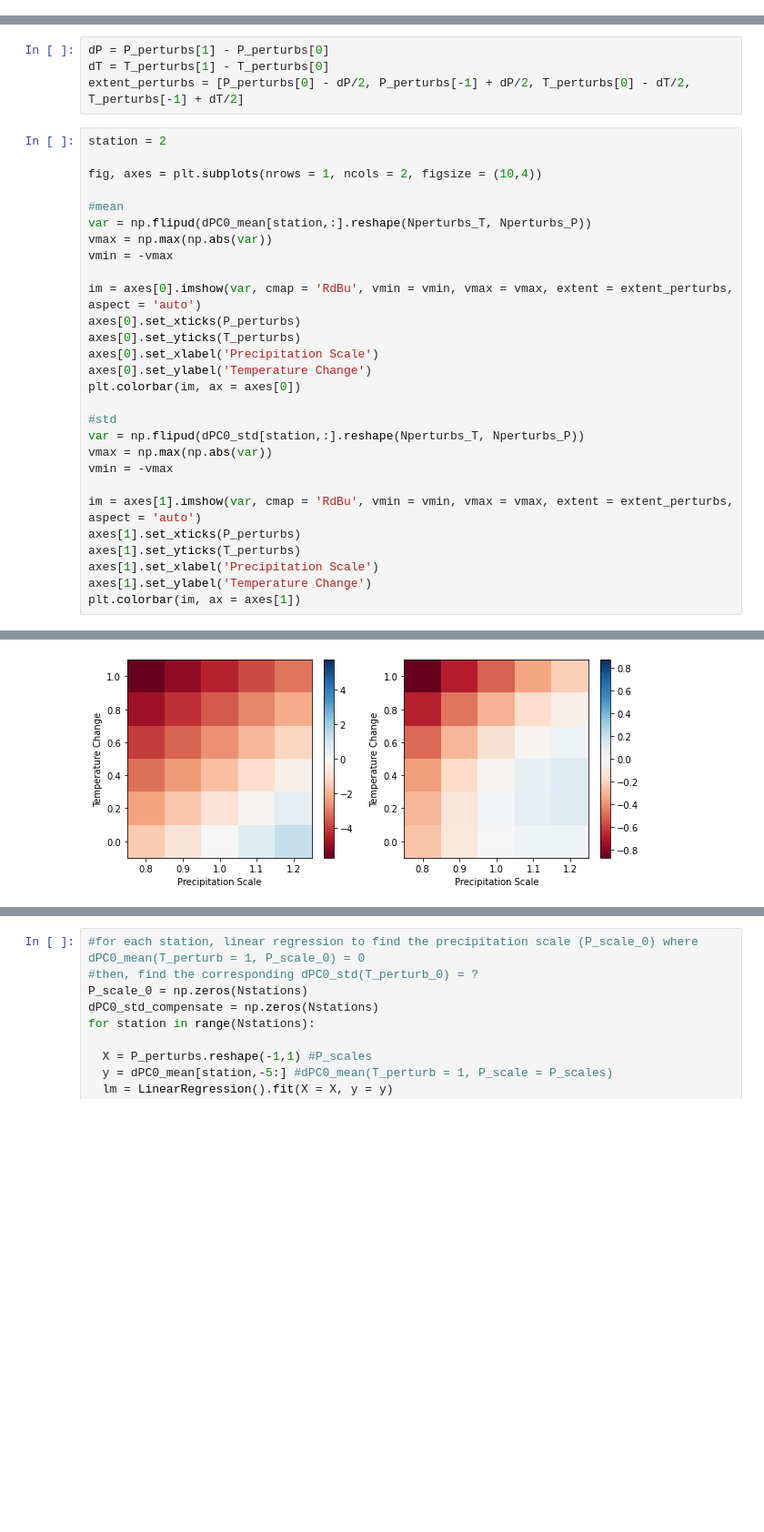
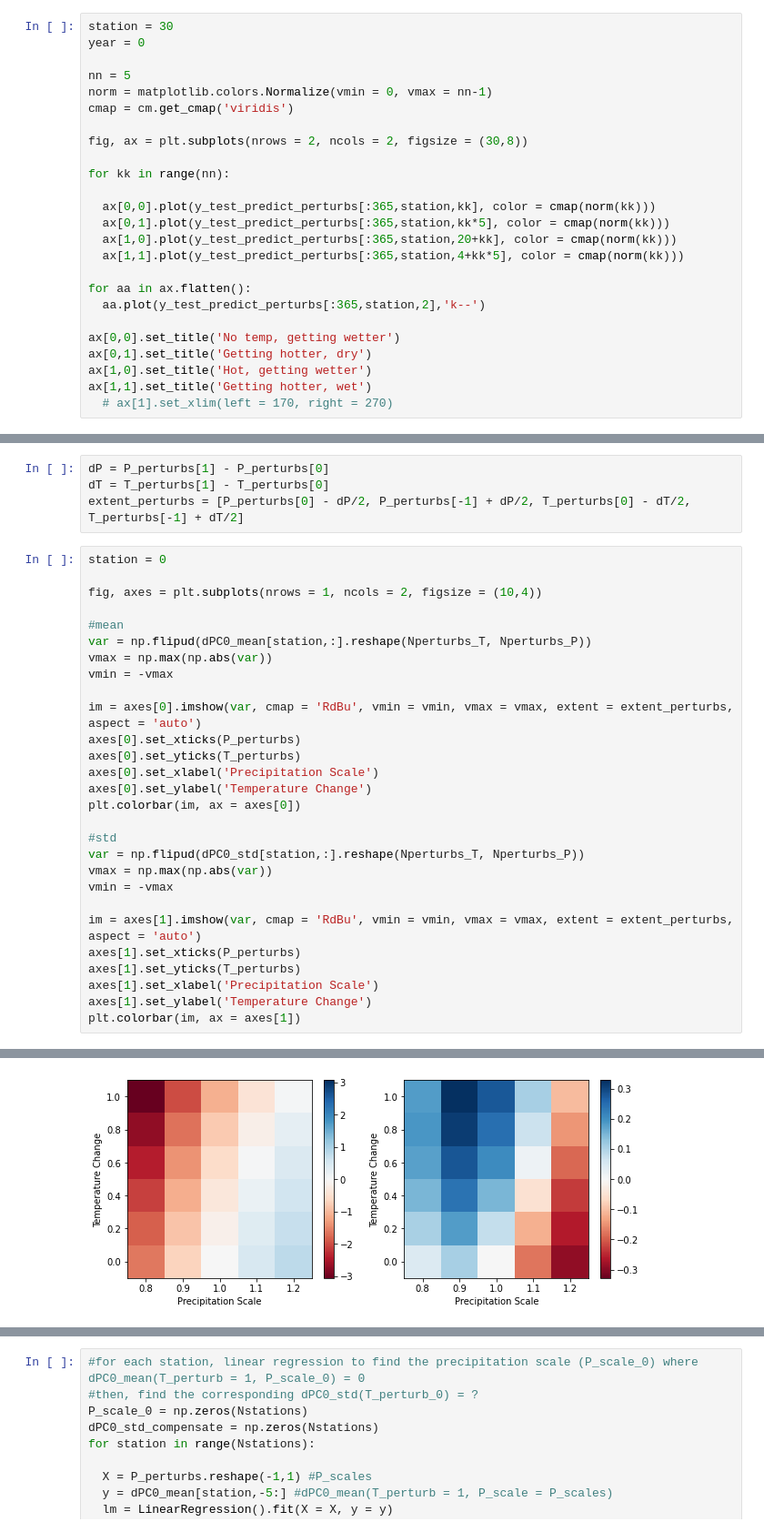
Before and after one commit to andersonsam/cnn_lstm_interpret, a Jupyter notebook: glacier_PC_space.ipynb, the cells around one changed output, grey strips where cells are left out. Shown at 91% size. Cells and saved outputs as stored; diff of their text form; blank space fills up the shorter version.

```diff
--- a/glacier_PC_space.ipynb
+++ b/glacier_PC_space.ipynb
@@ -1738,0 +1792,25 @@ y_all_predict_perturbs = np.vstack([y_train_predict_perturbs, y_val_predict_pert
+# %%
+station = 30
+year = 0
+
+nn = 5
+norm = matplotlib.colors.Normalize(vmin = 0, vmax = nn-1)
+cmap = cm.get_cmap('viridis')
+
+fig, ax = plt.subplots(nrows = 2, ncols = 2, figsize = (30,8))
+
+for kk in range(nn):
+
+  ax[0,0].plot(y_test_predict_perturbs[:365,station,kk], color = cmap(norm(kk)))
+  ax[0,1].plot(y_test_predict_perturbs[:365,station,kk*5], color = cmap(norm(kk)))
+  ax[1,0].plot(y_test_predict_perturbs[:365,station,20+kk], color = cmap(norm(kk)))
+  ax[1,1].plot(y_test_predict_perturbs[:365,station,4+kk*5], color = cmap(norm(kk)))
+
+for aa in ax.flatten():
+  aa.plot(y_test_predict_perturbs[:365,station,2],'k--')
+
+ax[0,0].set_title('No temp, getting wetter')
+ax[0,1].set_title('Getting hotter, dry')
+ax[1,0].set_title('Hot, getting wetter')
+ax[1,1].set_title('Getting hotter, wet')
+  # ax[1].set_xlim(left = 170, right = 270)
@@ -1875,36 +1957,36 @@ dP = P_perturbs[1] - P_perturbs[0]
 dT = T_perturbs[1] - T_perturbs[0]
 extent_perturbs = [P_perturbs[0] - dP/2, P_perturbs[-1] + dP/2, T_perturbs[0] - dT/2, T_perturbs[-1] + dT/2]
 # %%
-station = 2
+station = 0
 
 fig, axes = plt.subplots(nrows = 1, ncols = 2, figsize = (10,4))
 
 #mean
 var = np.flipud(dPC0_mean[station,:].reshape(Nperturbs_T, Nperturbs_P))
 vmax = np.max(np.abs(var))
 vmin = -vmax
 
 im = axes[0].imshow(var, cmap = 'RdBu', vmin = vmin, vmax = vmax, extent = extent_perturbs, aspect = 'auto')
 axes[0].set_xticks(P_perturbs)
 axes[0].set_yticks(T_perturbs)
 axes[0].set_xlabel('Precipitation Scale')
 axes[0].set_ylabel('Temperature Change')
 plt.colorbar(im, ax = axes[0])
 
 #std
 var = np.flipud(dPC0_std[station,:].reshape(Nperturbs_T, Nperturbs_P))
 vmax = np.max(np.abs(var))
 vmin = -vmax
 
 im = axes[1].imshow(var, cmap = 'RdBu', vmin = vmin, vmax = vmax, extent = extent_perturbs, aspect = 'auto')
 axes[1].set_xticks(P_perturbs)
 axes[1].set_yticks(T_perturbs)
 axes[1].set_xlabel('Precipitation Scale')
 axes[1].set_ylabel('Temperature Change')
 plt.colorbar(im, ax = axes[1])
 # %% [output]
 <matplotlib.colorbar.Colorbar at 0x...>
-[figure, old version]
+[figure, new version]
 # %%
 # station = 3
 plt.scatter(dPC0_mean[station,-5:], dPC0_std[station,-5:])
```
Also changed, not shown: parts of 28 cells of this notebook.
